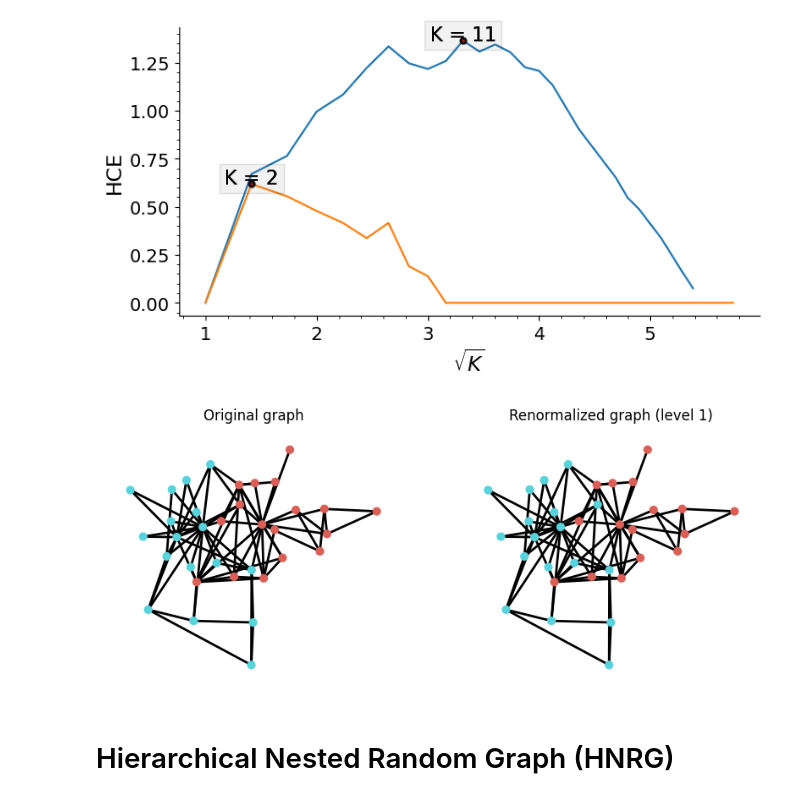
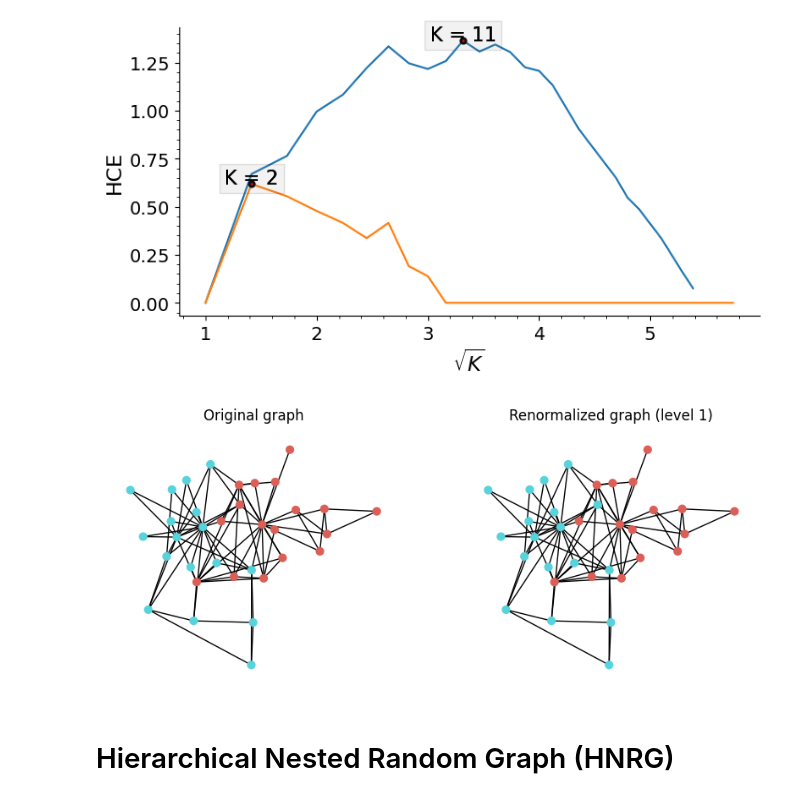
Before and after one commit to mrtnzrm2/the_HCE_method, a Jupyter notebook: notebooks/examples.ipynb, the cells around one changed output. Cells and saved outputs as stored; diff of their text form; code cells hidden in the pictures.

```diff
--- a/notebooks/examples.ipynb
+++ b/notebooks/examples.ipynb
@@ -29,7 +30,7 @@ Tx = lambda v : np.array([-v[0] , v[1]])                    # Reflect vector v a
 # %%
 G = nx.karate_club_graph()                               # Load the Karate Club graph
 community_labels = {"Mr. Hi" : 0, "Officer" : 1}
-node_communities1 = np.array([community_labels[G.nodes[u]["club"]] for u in G.nodes])
+gt_kclub_labels = np.array([community_labels[G.nodes[u]["club"]] for u in G.nodes])
 # %%
 pos = nx.kamada_kawai_layout(G)
 pos = {n : Rt(120 * np.pi / 180, pos[n]) for n in G.nodes}
@@ -75,10 +76,10 @@ while True:
 # %%
 _, axes = plt.subplots(1, 2, figsize=(10, 4))
 
 axes[0].set_title("Original graph", fontsize=12)
-plot_network_linkage(G, H, nc=2, pos=pos, node_communities=node_communities1, node_size=40, linewidth=2, ax=axes[0])
+plot_network_linkage(G, H, nc=2, pos=pos, node_communities=gt_kclub_labels, node_size=40, linewidth=1, ax=axes[0])
 
 axes[1].set_title(f"Renormalized graph (level 1)", fontsize=12)
-plot_network_linkage(G, H, nc=2, pos=pos, node_communities=None, node_size=40, linewidth=2, ax=axes[1])
+plot_network_linkage(G, H, nc=2, pos=pos, node_communities=None, node_size=40, linewidth=1, ax=axes[1])
 # %% [output]
-[figure, old version]
+[figure, new version]
```
Also changed, not shown: parts of 7 cells of this notebook, 2 other files.
